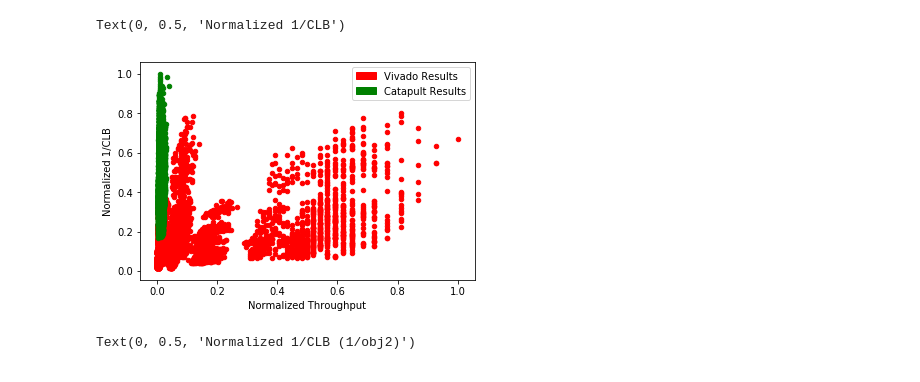
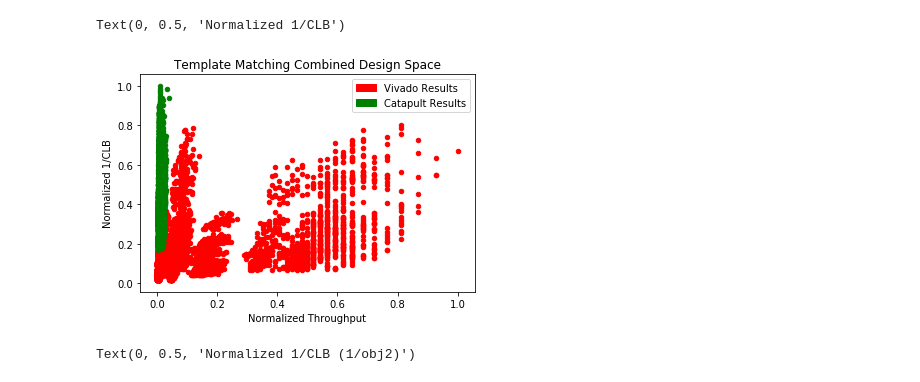
Before and after one commit to KastnerRG/Spector-HLS, a Jupyter notebook: template_matching/results/postproc/tempmatch_postproc.ipynb, the cells around one changed output. Saved outputs shown, nothing was run; the diff lists cells and outputs as text; code cells hidden in the pictures.

```diff
--- a/template_matching/results/postproc/tempmatch_postproc.ipynb
+++ b/template_matching/results/postproc/tempmatch_postproc.ipynb
@@ -43,16 +43,17 @@ cmn_col = np.intersect1d(cdfx.columns, vdfx.columns)
 # %%
 ax1 = vdfx.plot(x='throughput', y='1/obj2', kind='scatter', c='r')
 ax = cdfx.plot(x='throughput', y='1/obj2', kind='scatter', c='g', ax=ax1)
 #ax1.set_ylim(0,0.016)
 
 red_data = mpatches.Patch(color='red', label='Vivado Results')
 green_data = mpatches.Patch(color='green', label='Catapult Results')
 plt.legend(handles=[red_data, green_data])
+plt.title('Template Matching Combined Design Space')
 plt.xlabel('Normalized Throughput')
 plt.ylabel('Normalized 1/CLB')
 # %% [output]
 Text(0, 0.5, 'Normalized 1/CLB')
-[figure, old version]
+[figure, new version]
 # %%
 ax1 = vdfx.plot(y='1/obj2', x='throughput', kind='scatter', c='r')
 plt.xlabel('Normalized Throughput (1/obj1)')
```
